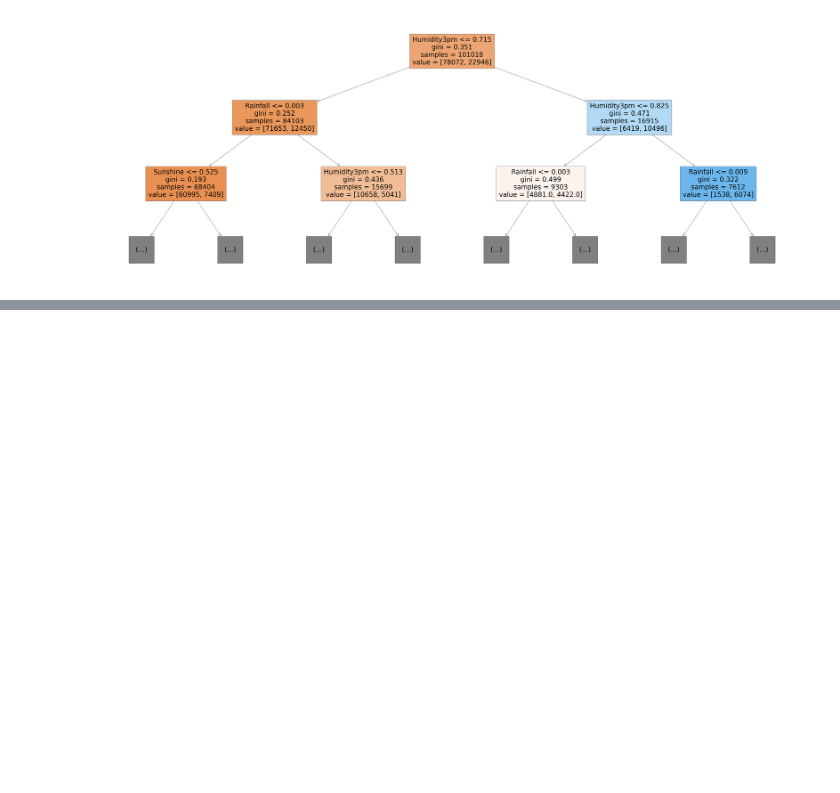
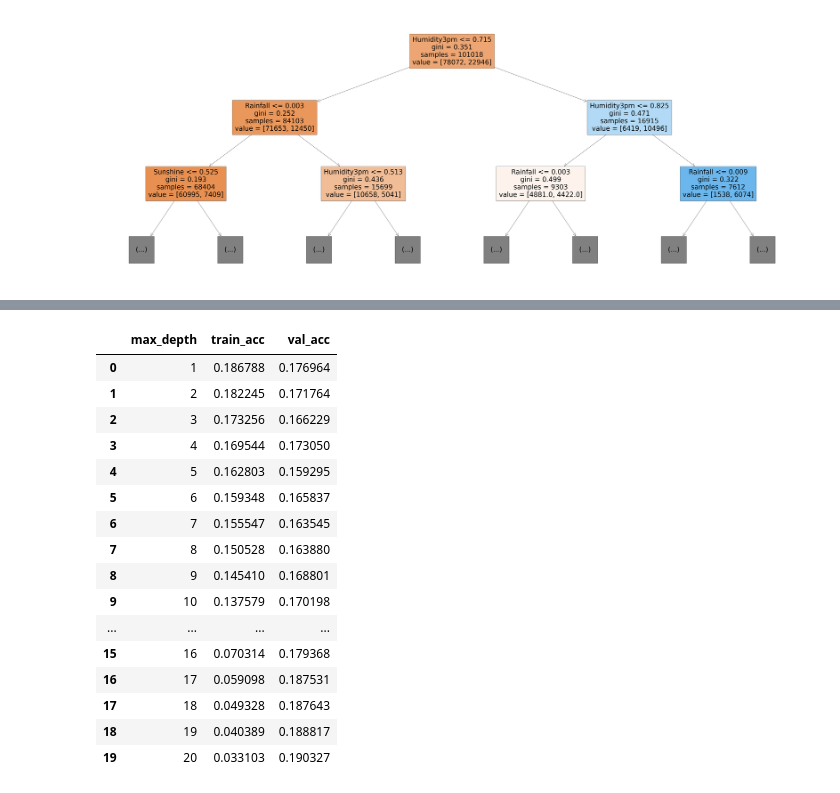
Before and after one commit to azrael-07/MachineLearningProjects, a Jupyter notebook: WeatherPrediction/WeatherPredTrees.ipynb, the cells around one changed output, grey strips where cells are left out. Drawn from its saved outputs; the diff is of its cells as text; code cells hidden in the pictures; blank space fills up the shorter version.

```diff
--- a/WeatherPrediction/WeatherPredTrees.ipynb
+++ b/WeatherPrediction/WeatherPredTrees.ipynb
@@ -297,0 +412,20 @@ plot_tree(model, feature_names=X_train.columns , max_depth=2, filled=True)
+# %%
+error_df_
+# %% [output]
+|  | max_depth | train_acc | val_acc |
+| 0 | 1 | 0.186788 | 0.176964 |
+| 1 | 2 | 0.182245 | 0.171764 |
+| 2 | 3 | 0.173256 | 0.166229 |
+| 3 | 4 | 0.169544 | 0.173050 |
+| 4 | 5 | 0.162803 | 0.159295 |
+| 5 | 6 | 0.159348 | 0.165837 |
+| 6 | 7 | 0.155547 | 0.163545 |
+| 7 | 8 | 0.150528 | 0.163880 |
+| 8 | 9 | 0.145410 | 0.168801 |
+| 9 | 10 | 0.137579 | 0.170198 |
+| ... | ... | ... | ... |
+| 15 | 16 | 0.070314 | 0.179368 |
+| 16 | 17 | 0.059098 | 0.187531 |
+| 17 | 18 | 0.049328 | 0.187643 |
+| 18 | 19 | 0.040389 | 0.188817 |
+| 19 | 20 | 0.033103 | 0.190327 |
```
Also changed, not shown: parts of 18 cells of this notebook.
